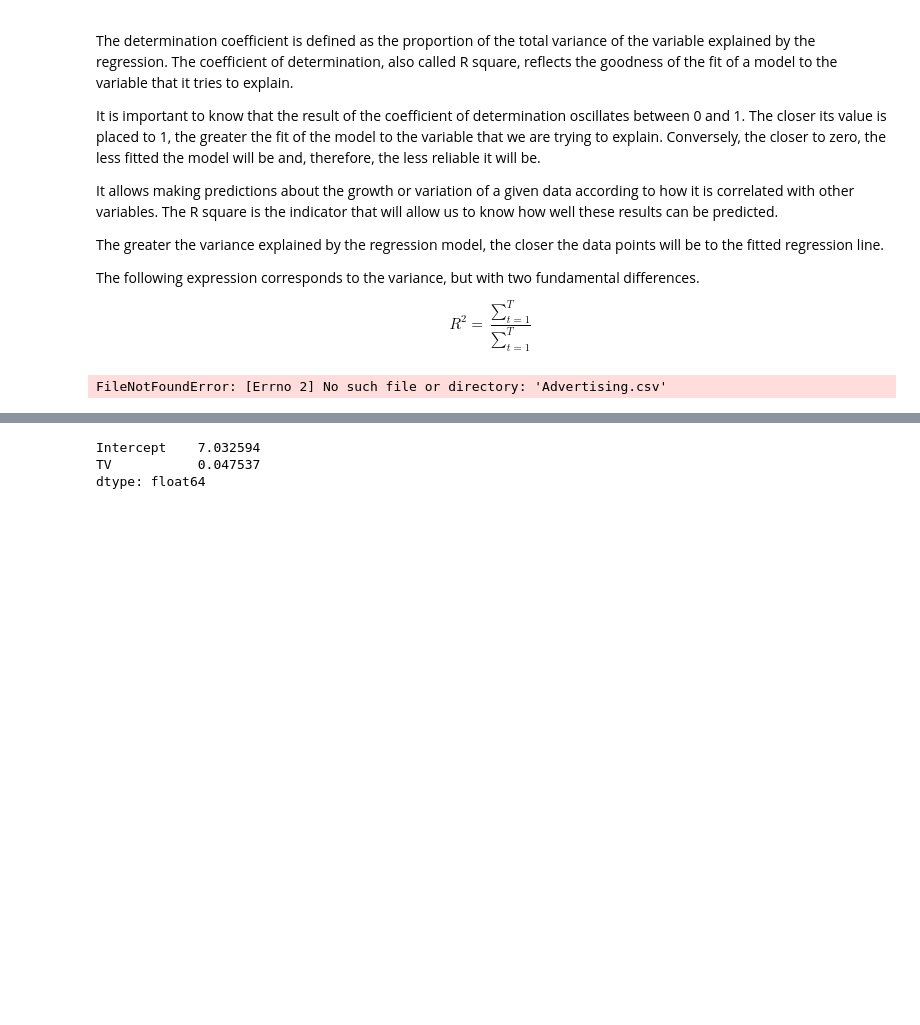
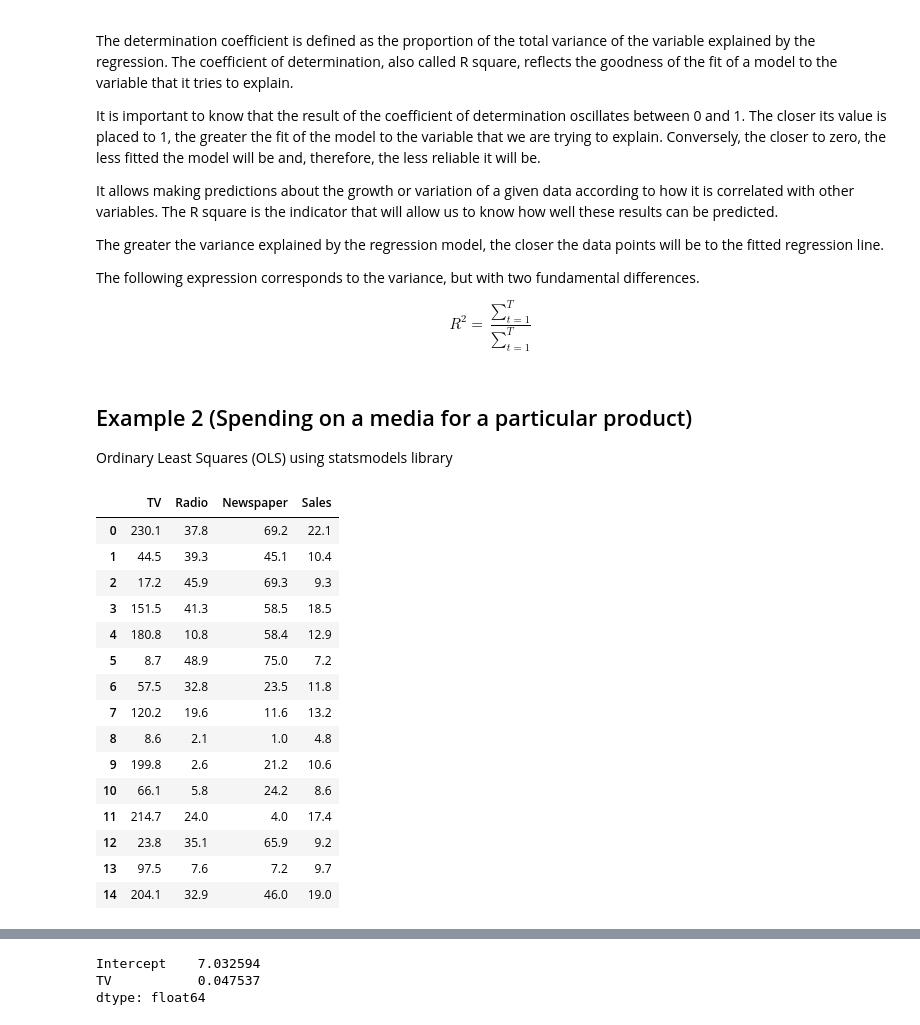
Before and after one commit to Garavirod/data-science, a Jupyter notebook: data-science/linear-regression/simple/simple-lenear-regression.ipynb, the cells around one changed output, grey strips where cells are left out. Drawn from its saved outputs; the diff is of its cells as text; code cells hidden in the pictures; blank space fills up the shorter version.

```diff
--- a/data-science/linear-regression/simple/simple-lenear-regression.ipynb
+++ b/data-science/linear-regression/simple/simple-lenear-regression.ipynb
@@ -214,0 +239,4 @@ from math import ceil
+# %% [markdown]
+## Example 2 (Spending on a media for a particular product)
+
+Ordinary Least Squares (OLS) using statsmodels library
@@ -215,6 +245,21 @@ from math import ceil
 # %%
-data = pd.read_csv("Advertising.csv")
-data.head()
+data_set_advertising = pd.read_csv('./datasets/Advertising.csv')
+data_set_advertising.head(15)
 # %% [output]
-FileNotFoundError: [Errno 2] No such file or directory: 'Advertising.csv'
+|  | TV | Radio | Newspaper | Sales |
+| 0 | 230.1 | 37.8 | 69.2 | 22.1 |
+| 1 | 44.5 | 39.3 | 45.1 | 10.4 |
+| 2 | 17.2 | 45.9 | 69.3 | 9.3 |
+| 3 | 151.5 | 41.3 | 58.5 | 18.5 |
+| 4 | 180.8 | 10.8 | 58.4 | 12.9 |
+| 5 | 8.7 | 48.9 | 75.0 | 7.2 |
+| 6 | 57.5 | 32.8 | 23.5 | 11.8 |
+| 7 | 120.2 | 19.6 | 11.6 | 13.2 |
+| 8 | 8.6 | 2.1 | 1.0 | 4.8 |
+| 9 | 199.8 | 2.6 | 21.2 | 10.6 |
+| 10 | 66.1 | 5.8 | 24.2 | 8.6 |
+| 11 | 214.7 | 24.0 | 4.0 | 17.4 |
+| 12 | 23.8 | 35.1 | 65.9 | 9.2 |
+| 13 | 97.5 | 7.6 | 7.2 | 9.7 |
+| 14 | 204.1 | 32.9 | 46.0 | 19.0 |
 # %%
```
Also changed, not shown: parts of 16 cells of this notebook.
